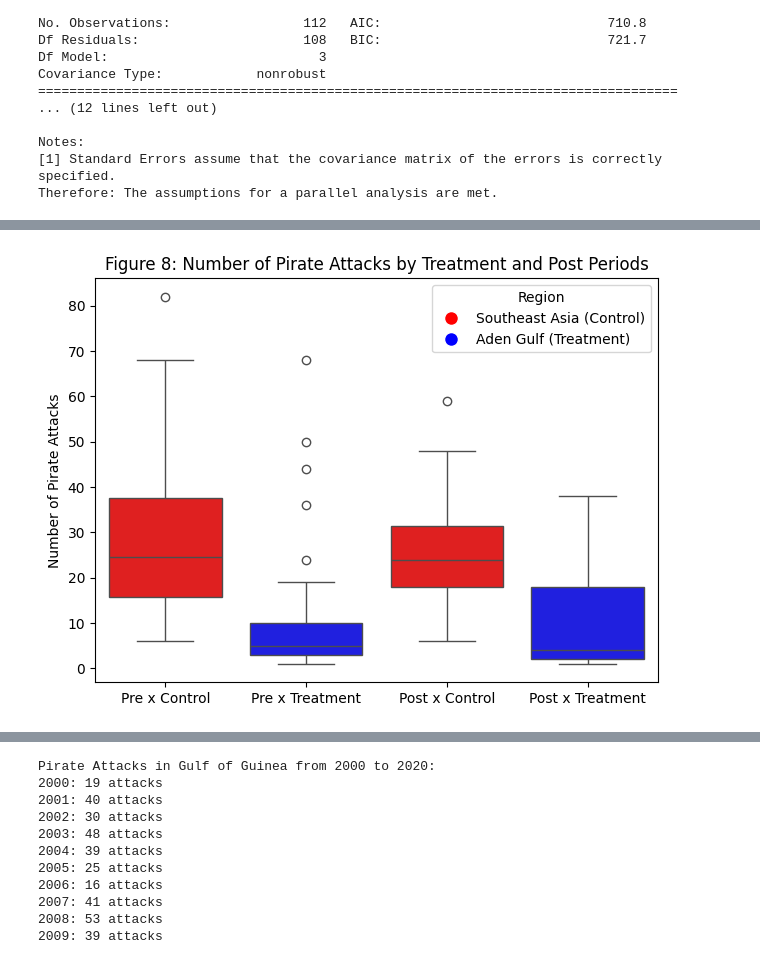
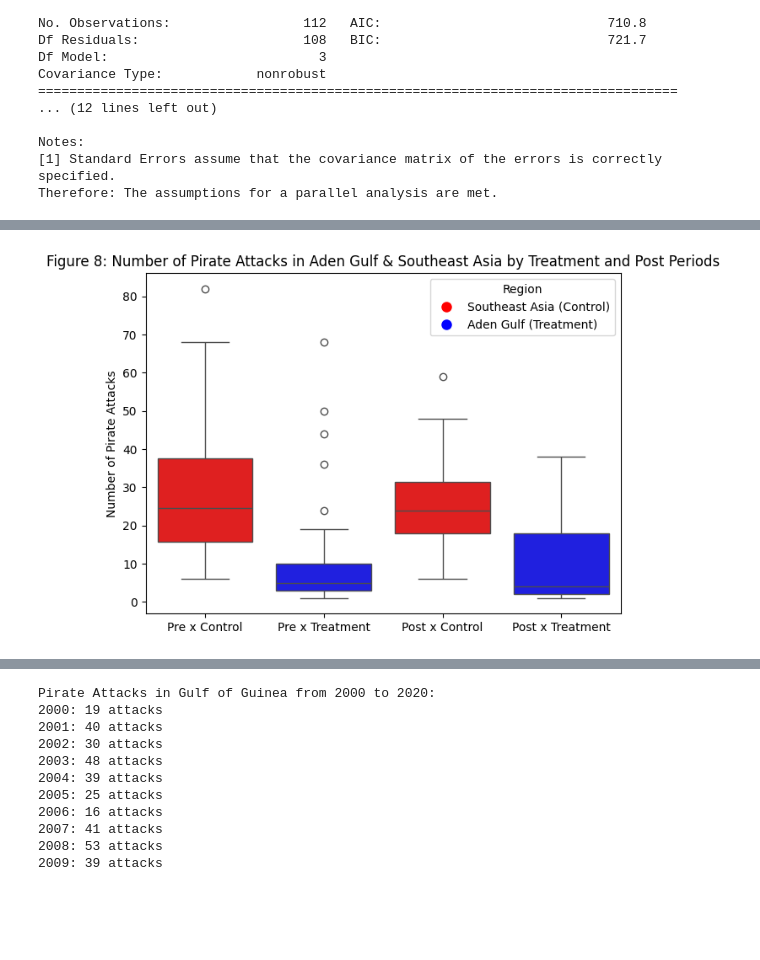
Before and after one commit to yuhengding1206/QM2-Group-Project-250120, a Jupyter notebook: QM2 group project.ipynb, the cells around one changed output, grey strips where cells are left out. Drawn from its saved outputs; the diff is of its cells as text; code cells hidden in the pictures; blank space fills up the shorter version.

```diff
--- a/QM2 group project.ipynb
+++ b/QM2 group project.ipynb
@@ -591,5 +568,5 @@ Notes:
 # %%
-# Differences in differences analysis for Aden Gulf and Southeast Asia: (Completed)
+# Differences in differences analysis for Aden Gulf and Southeast Asia: (Confirmed)
 
 import pandas as pd
 import requests
@@ -648,7 +625,7 @@ sns.boxplot(x='category', y='num_attacks', hue='treatment', data=agg_df, palette
     ['Pre x Control', 'Pre x Treatment', 'Post x Control', 'Post x Treatment']
 )
 
-plt.title('Figure 8: Number of Pirate Attacks by Treatment and Post Periods')
+plt.title('Figure 8: Number of Pirate Attacks in Aden Gulf & Southeast Asia by Treatment and Post Periods')
 plt.xlabel('')
 plt.ylabel('Number of Pirate Attacks')
 
@@ -676,14 +653,14 @@ Time:                        11:06:39   Log-Likelihood:                -784.55
 No. Observations:                 196   AIC:                             1577.
 Df Residuals:                     192   BIC:                             1590.
 Df Model:                           3
 Covariance Type:            nonrobust
 ==================================================================================
 ... (11 lines left out)
 ==============================================================================
 
 Notes:
 [1] Standard Errors assume that the covariance matrix of the errors is correctly specified.
-[figure, old version]
+[figure, new version]
                             OLS Regression Results
 ==============================================================================
 Dep. Variable:            num_attacks   R-squared:                       0.301
```
Also changed, not shown: parts of 14 cells of this notebook.
